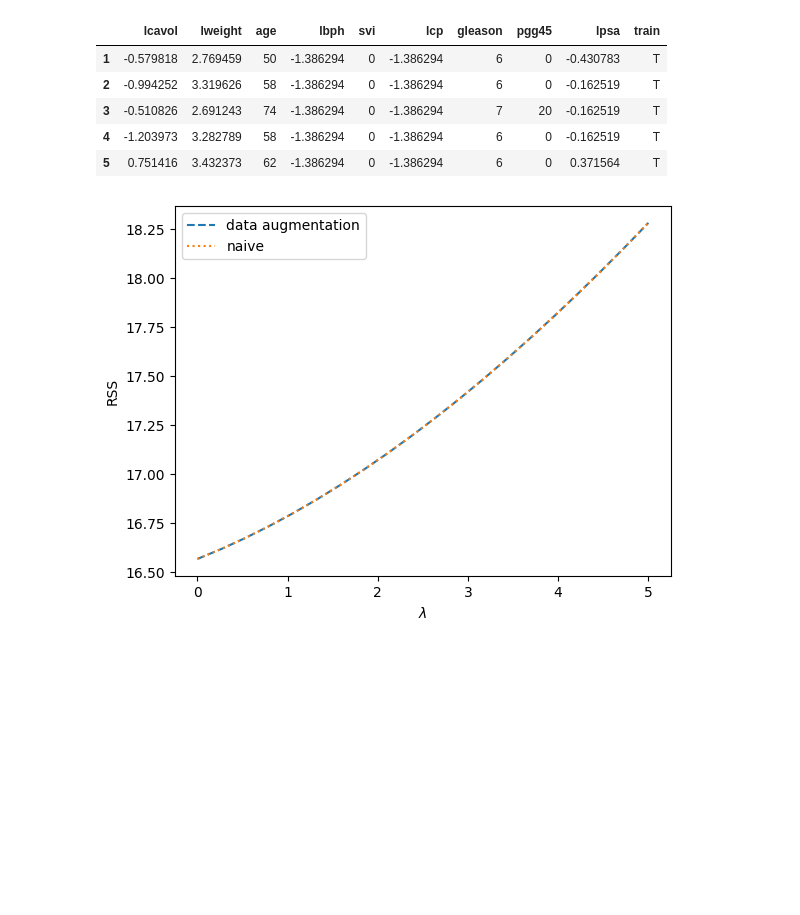
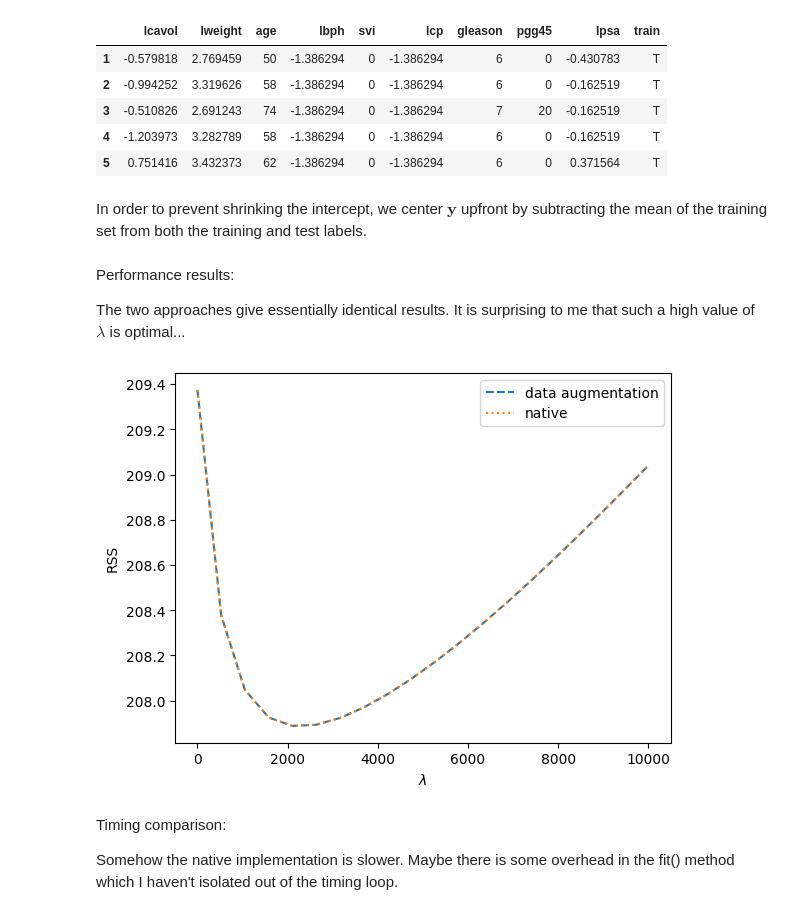
Before and after one commit to tz545/stat790, a Jupyter notebook: HW2/HW2.ipynb, the cells around one changed output. Drawn from its saved outputs; the diff is of its cells as text; code cells hidden in the pictures; blank space fills up the shorter version.

```diff
--- a/HW2/HW2.ipynb
+++ b/HW2/HW2.ipynb
@@ -184,6 +288,6 @@ def ridge_augmentation(X,y,lamb):
     y_star[:len(y)] = y
 
     Q, R = np.linalg.qr(B)
-    A = np.linalg.solve(R.T, np.matmul(np.matmul(R.T,Q.T),y_star))
-    beta = np.linalg.solve(R, A)
+    A = solve_triangular(R.T, np.matmul(np.matmul(R.T,Q.T),y_star), lower=True)
+    beta = solve_triangular(R, A)
     return beta
@@ -205,10 +300,8 @@ def normalize_columns(A):
     """scale to have mean zero and variance 96 like in ESL"""
     A -= np.mean(A, axis=0)
     std = np.std(A, axis=0)
-    std[std==0] = 1
     A /= std
     A *= 96**0.5
-    A[:,-1] = 1 # restore the bias column
     return A
 # %%
 prostate_data = pd.read_csv("prostate_cancer.txt", index_col=0, delimiter='\t')
@@ -222,37 +315,52 @@ prostate_data.head()
 | 4 | -1.203973 | 3.282789 | 58 | -1.386294 | 0 | -1.386294 | 6 | 0 | -0.162519 | T |
 | 5 | 0.751416 | 3.432373 | 62 | -1.386294 | 0 | -1.386294 | 6 | 0 | 0.371564 | T |
 # %%
-prostate_data["bias"] = 1 # add bias column for regression
 train_set = prostate_data[prostate_data["train"]=="T"]
 test_set = prostate_data[prostate_data["train"]=="F"]
 
-train_X = train_set[["lcavol", "lweight", "age", "lbph", "svi", "lcp", "gleason", "pgg45", "bias"]].to_numpy()
+train_X = train_set[["lcavol", "lweight", "age", "lbph", "svi", "lcp", "gleason", "pgg45"]].to_numpy()
 train_X = normalize_columns(train_X)
 train_Y = train_set["lpsa"].to_numpy()
 
-test_X = test_set[["lcavol", "lweight", "age", "lbph", "svi", "lcp", "gleason", "pgg45", "bias"]].to_numpy()
+test_X = test_set[["lcavol", "lweight", "age", "lbph", "svi", "lcp", "gleason", "pgg45"]].to_numpy()
 test_X = normalize_columns(test_X)
 test_Y = test_set["lpsa"].to_numpy()
+# %% [markdown]
+In order to prevent shrinking the intercept, we center $\mathbf{y}$ upfront by subtracting the mean of the training set from both the training and test labels.
 # %%
 n = 20
-lambdas = np.linspace(0, 5, n)
+lambdas = np.linspace(0, 10000, n)
+intercept = np.mean(train_Y)
 
 RSS_aug = np.zeros(n)
-RSS_naive = np.zeros(n)
+RSS_native = np.zeros(n)
 for i in range(len(lambdas)):
-    beta_aug = ridge_augmentation(train_X, train_Y, lambdas[i])
-    beta_naive = ridge_naive(train_X, train_Y, lambdas[i])
-    RSS_aug[i] = compute_RSS(test_X, test_Y, beta_aug)
-    RSS_naive[i] = compute_RSS(test_X, test_Y, beta_naive)
+    beta_aug = ridge_augmentation(train_X, train_Y-intercept, lambdas[i])
+    RSS_aug[i] = compute_RSS(test_X, test_Y-intercept, beta_aug)
+
+    ## native implementation using scikit-learn, automatically fits intercept
+    clf = Ridge(alpha=lambdas[i])
+    clf.fit(train_X, train_Y)
+    y_hat = clf.predict(test_X)
+    residuals = test_Y - y_hat
+    RSS_native[i] = np.matmul(residuals.T, residuals)
+# %% [markdown]
+Performance results:
+
+The two approaches give essentially identical results. It is surprising to me that such a high value of $\lambda$ is optimal...
 # %%
 plt.plot(lambdas, RSS_aug, ls='dashed', label="data augmentation")
-plt.plot(lambdas, RSS_naive, ls='dotted', label="naive")
+plt.plot(lambdas, RSS_native, ls='dotted', label="native")
 plt.legend(loc='best')
 plt.xlabel("$\lambda$")
 plt.ylabel("RSS")
 plt.show()
 # %% [output]
-[figure, old version]
+[figure, new version]
+# %% [markdown]
+Timing comparison:
+
+Somehow the native implementation is slower. Maybe there is some overhead in the fit() method which I haven't isolated out of the timing loop.
 # %%
 %timeit -r 10 ridge_augmentation(train_X, train_Y, 1)
 # %% [output]
```
Also changed, not shown: parts of 15 cells of this notebook, 1 other file.
